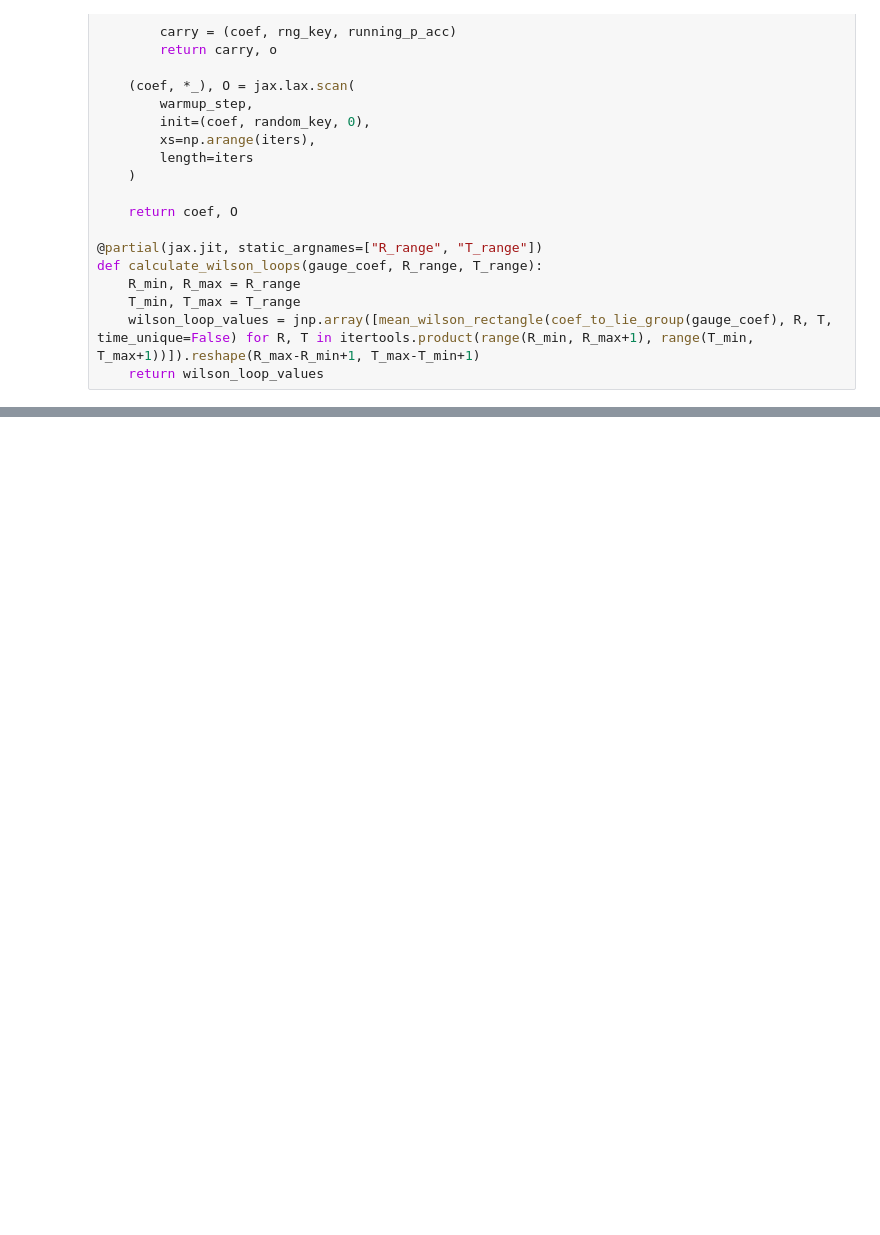
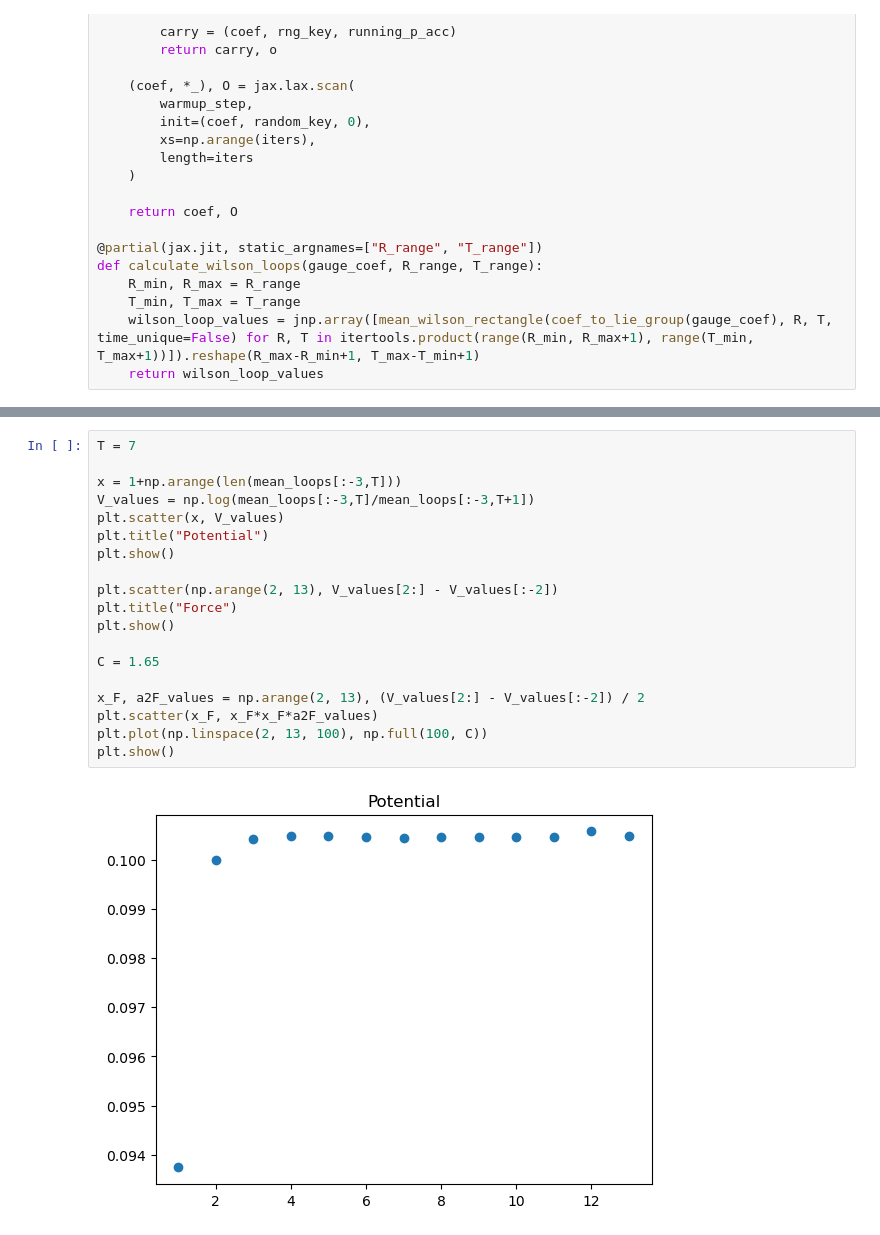
Before and after one commit to noah-lowry/lqcd-jax, a Jupyter notebook: jax-implementation/main.ipynb, the cells around one changed output, grey strips where cells are left out. Cells and saved outputs as stored; diff of their text form; blank space fills up the shorter version.

```diff
--- a/jax-implementation/main.ipynb
+++ b/jax-implementation/main.ipynb
@@ -134,0 +150,21 @@ plt.show()
+# %%
+T = 7
+
+x = 1+np.arange(len(mean_loops[:-3,T]))
+V_values = np.log(mean_loops[:-3,T]/mean_loops[:-3,T+1])
+plt.scatter(x, V_values)
+plt.title("Potential")
+plt.show()
+
+plt.scatter(np.arange(2, 13), V_values[2:] - V_values[:-2])
+plt.title("Force")
+plt.show()
+
+C = 1.65
+
+x_F, a2F_values = np.arange(2, 13), (V_values[2:] - V_values[:-2]) / 2
+plt.scatter(x_F, x_F*x_F*a2F_values)
+plt.plot(np.linspace(2, 13, 100), np.full(100, C))
+plt.show()
+# %% [output]
+[figure, added]
```
Also changed, not shown: parts of 16 cells of this notebook.
